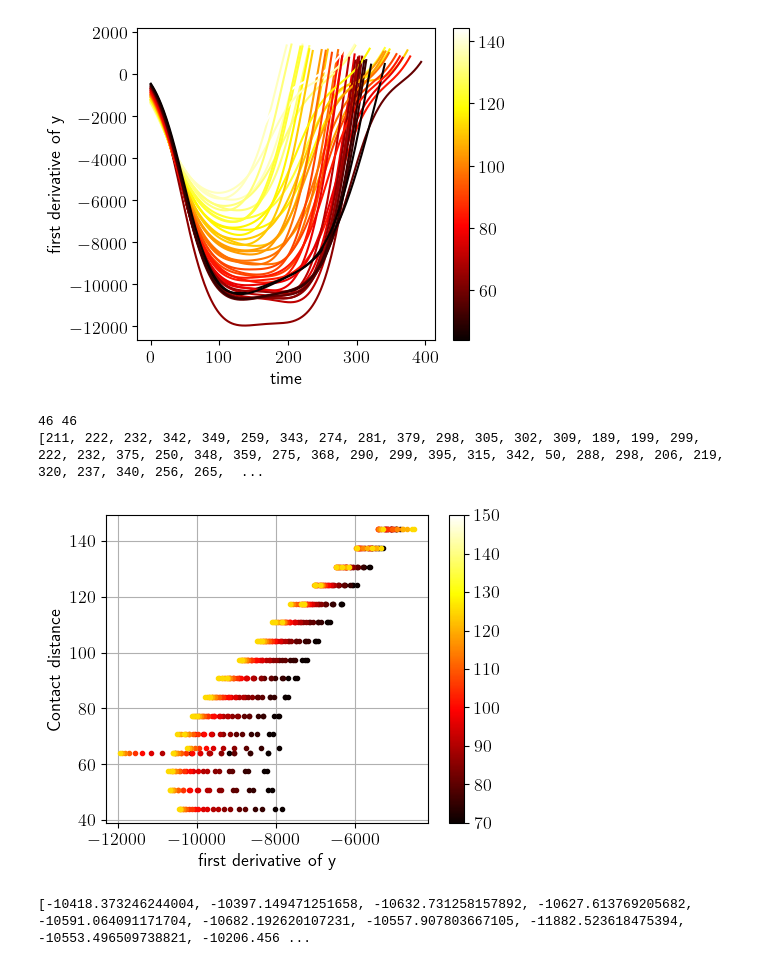
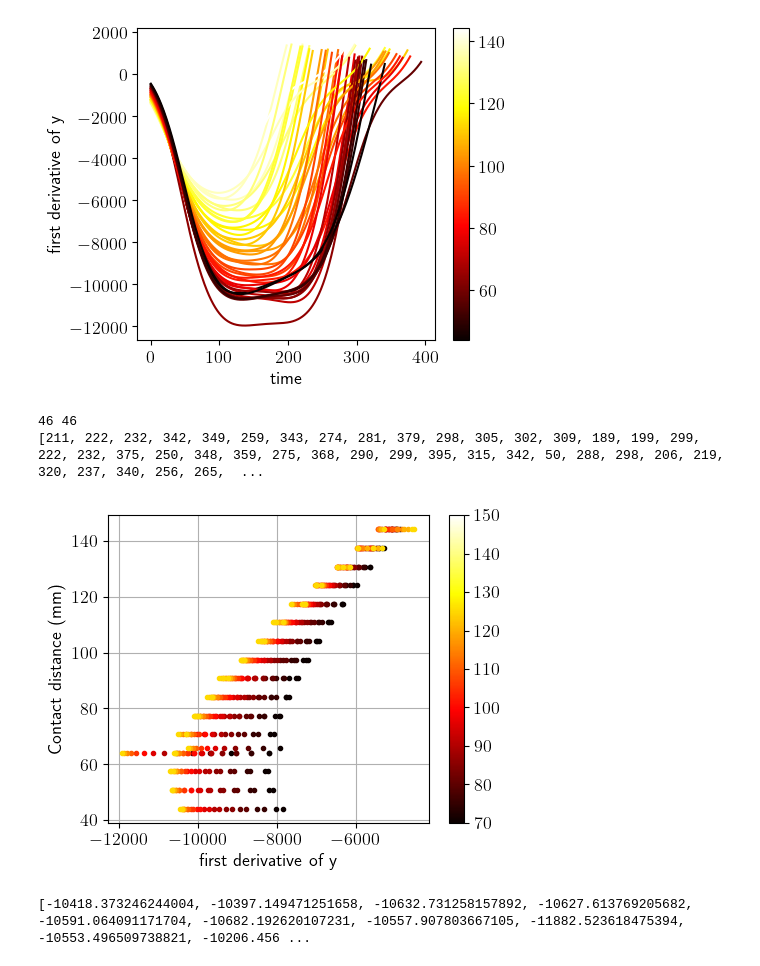
Before and after one commit to FoR-Group1/OpenWhisker, a Jupyter notebook: whisker_driver_ros2/scripts/data_analysis.ipynb, the cells around one changed output. Cells and saved outputs as stored; diff of their text form; code cells hidden in the pictures.

```diff
--- a/whisker_driver_ros2/scripts/data_analysis.ipynb
+++ b/whisker_driver_ros2/scripts/data_analysis.ipynb
@@ -259,35 +259,35 @@ tenth_grad_per_episode = [x[10] for x in episodes_grad_data]
 
 print(len(shaft_distance_per_episode), len(tenth_grad_per_episode))
 
 norm = mpl.colors.Normalize(
     vmin=70, vmax=150
 )
 cmap = cm.hot
 m = cm.ScalarMappable(norm=norm, cmap=cmap)
 
 print(list([len(x) for x in episodes_grad_data]))
 
 
 plt.figure(figsize=figsize)
 for n in range(70,130,5):
     nth_grad_per_episode = [x[min(n, len(x)-1)] for x in episodes_grad_data]
     zipped_nth_grad_per_episode = zip(nth_grad_per_episode,shaft_distance_per_episode.copy())
 
     zipped_nth_grad_per_episode = sorted(zipped_nth_grad_per_episode, key=lambda x: x[1])
 
     plt.plot([x*d for x,d in zipped_nth_grad_per_episode], [d for _,d in zipped_nth_grad_per_episode], ".", color=m.to_rgba(n))
 
 
 plt.colorbar(m, ax=plt.gca())
 plt.xlabel("first derivative of y")
-plt.ylabel("Contact distance")
+plt.ylabel("Contact distance (mm)")
 plt.grid()
 plt.tight_layout()
 plt.savefig(output_dir / "x_y_relationship.png")
 # %% [output]
 46 46
 [211, 222, 232, 342, 349, 259, 343, 274, 281, 379, 298, 305, 302, 309, 189, 199, 299, 222, 232, 375, 250, 348, 359, 275, 368, 290, 299, 395, 315, 342, 50, 288, 298, 206, 219, 320, 237, 340, 256, 265,  ...
-[figure, old version]
+[figure, new version]
 # %%
 from scipy.optimize import curve_fit
 
```
Also changed, not shown: 4 other files.
